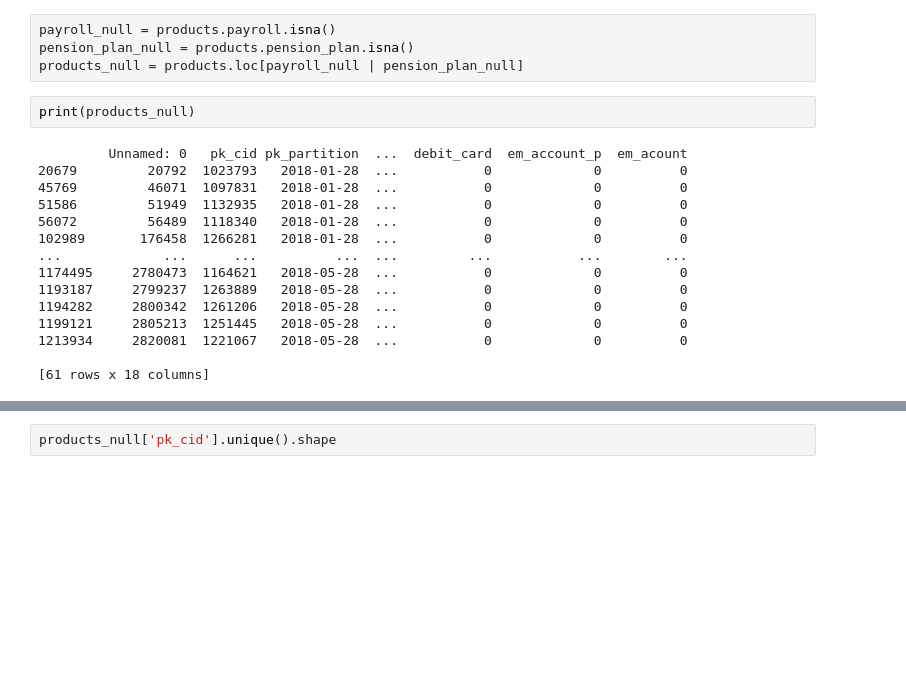
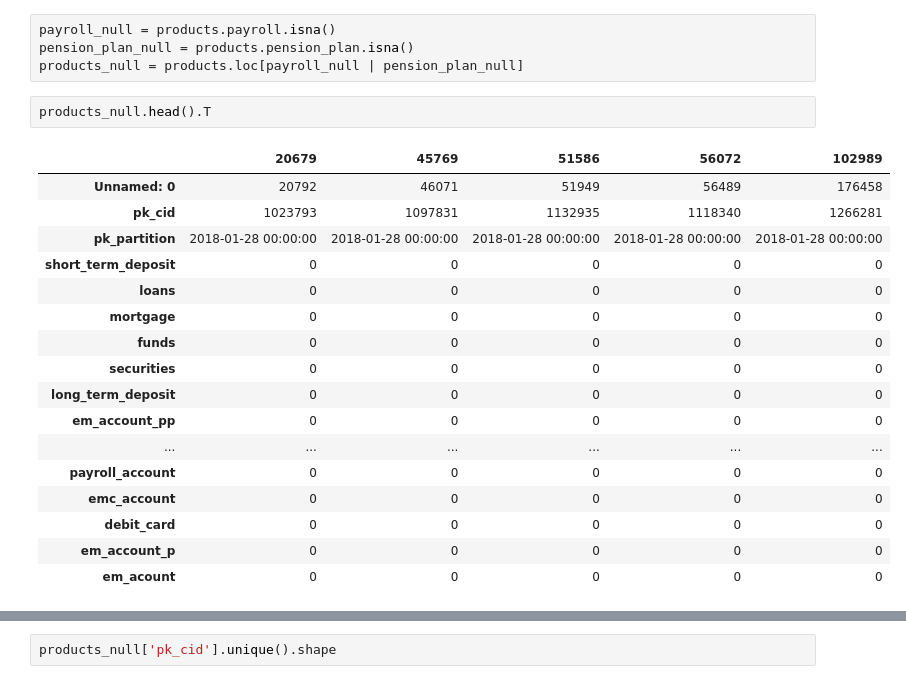
Before and after one commit to EdgarData/EasyMoney, a Jupyter notebook: Tarea_1_Análisis.ipynb, the cells around one changed output, grey strips where cells are left out. Cells and saved outputs as stored; diff of their text form; blank space fills up the shorter version.

```diff
--- a/Tarea_1_Análisis.ipynb
+++ b/Tarea_1_Análisis.ipynb
@@ -256,21 +264,24 @@ dtype: int64
 payroll_null = products.payroll.isna()
 pension_plan_null = products.pension_plan.isna()
 products_null = products.loc[payroll_null | pension_plan_null]
-# %%
-print(products_null)
-# %% [output]
-         Unnamed: 0   pk_cid pk_partition  ...  debit_card  em_account_p  em_acount
-20679         20792  1023793   2018-01-28  ...           0             0          0
-45769         46071  1097831   2018-01-28  ...           0             0          0
-51586         51949  1132935   2018-01-28  ...           0             0          0
-56072         56489  1118340   2018-01-28  ...           0             0          0
-102989       176458  1266281   2018-01-28  ...           0             0          0
-...             ...      ...          ...  ...         ...           ...        ...
-1174495     2780473  1164621   2018-05-28  ...           0             0          0
-1193187     2799237  1263889   2018-05-28  ...           0             0          0
-1194282     2800342  1261206   2018-05-28  ...           0             0          0
-1199121     2805213  1251445   2018-05-28  ...           0             0          0
-1213934     2820081  1221067   2018-05-28  ...           0             0          0
-
-[61 rows x 18 columns]
+# %%
+products_null.head().T
+# %% [output]
+|  | 20679 | 45769 | 51586 | 56072 | 102989 |
+| Unnamed: 0 | 20792 | 46071 | 51949 | 56489 | 176458 |
+| pk_cid | 1023793 | 1097831 | 1132935 | 1118340 | 1266281 |
+| pk_partition | 2018-01-28 00:00:00 | 2018-01-28 00:00:00 | 2018-01-28 00:00:00 | 2018-01-28 00:00:00 | 2018-01-28 00:00:00 |
+| short_term_deposit | 0 | 0 | 0 | 0 | 0 |
+| loans | 0 | 0 | 0 | 0 | 0 |
+| mortgage | 0 | 0 | 0 | 0 | 0 |
+| funds | 0 | 0 | 0 | 0 | 0 |
+| securities | 0 | 0 | 0 | 0 | 0 |
+| long_term_deposit | 0 | 0 | 0 | 0 | 0 |
+| em_account_pp | 0 | 0 | 0 | 0 | 0 |
+| ... | ... | ... | ... | ... | ... |
+| payroll_account | 0 | 0 | 0 | 0 | 0 |
+| emc_account | 0 | 0 | 0 | 0 | 0 |
+| debit_card | 0 | 0 | 0 | 0 | 0 |
+| em_account_p | 0 | 0 | 0 | 0 | 0 |
+| em_acount | 0 | 0 | 0 | 0 | 0 |
 # %%
```
Also changed, not shown: parts of 30 cells of this notebook.
